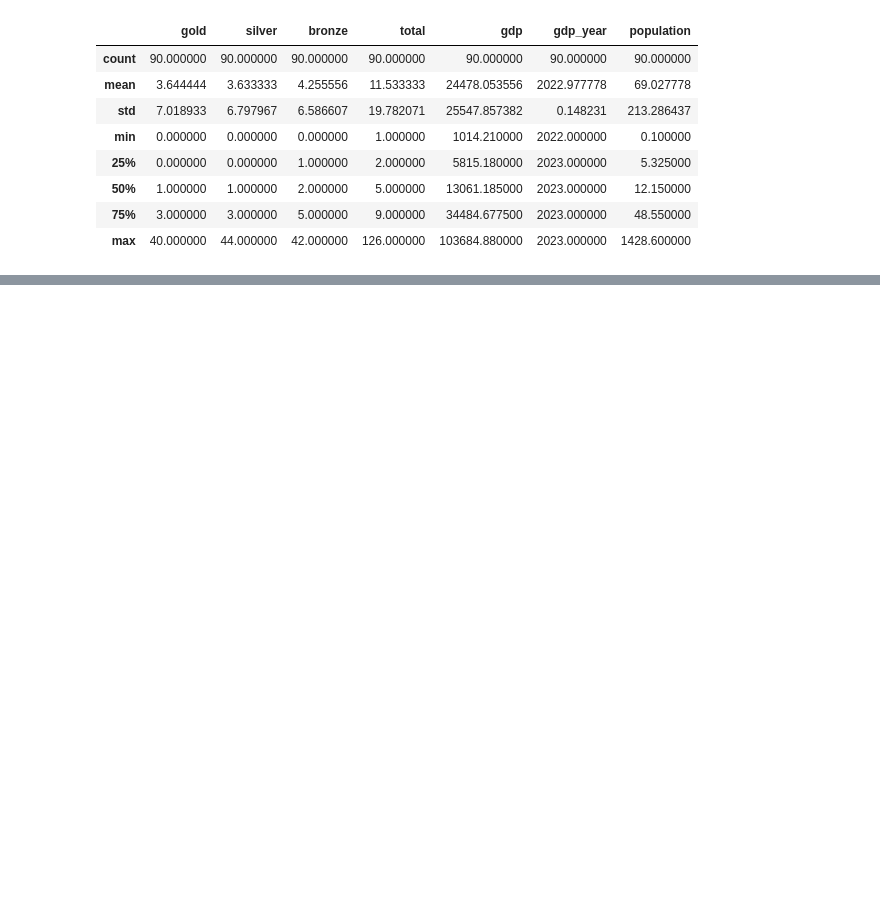
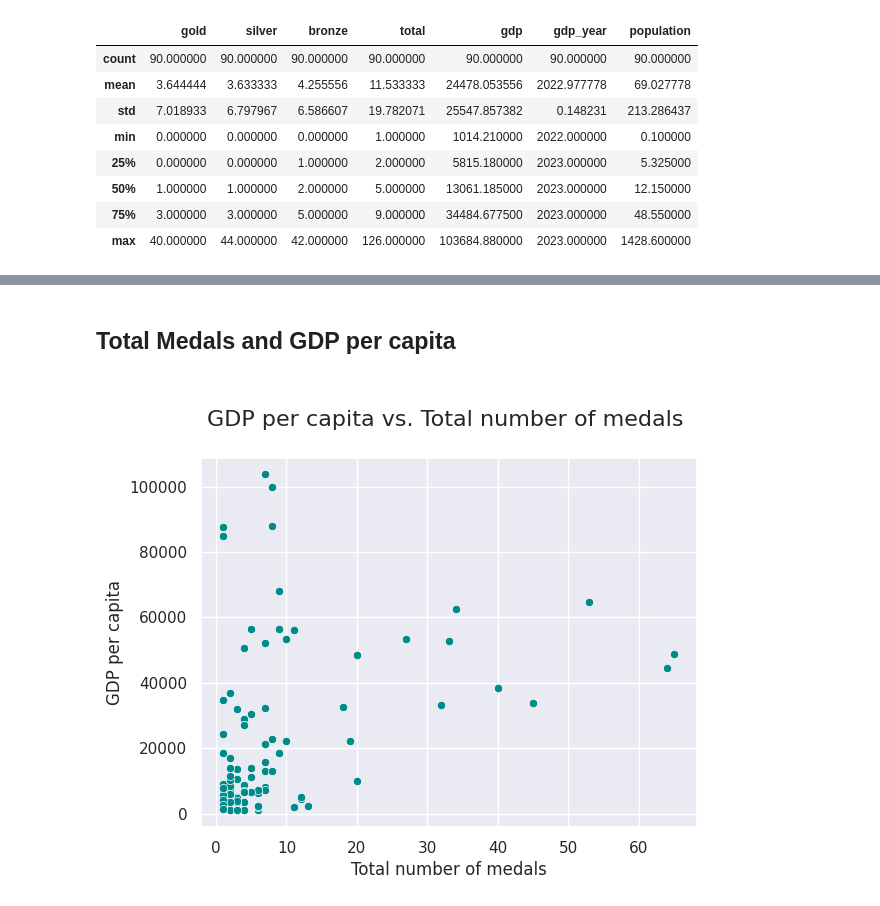
Before and after one commit to mohamedyosef101/olympics-economics, a Jupyter notebook: main.ipynb, the cells around one changed output, grey strips where cells are left out. Cells and saved outputs as stored; diff of their text form; code cells hidden in the pictures; blank space fills up the shorter version.

```diff
--- a/main.ipynb
+++ b/main.ipynb
@@ -50,0 +87,22 @@ df.describe()
+# %%
+# drop outliers
+df = df.drop(df.index[df.country_code.isin(['USA', 'CHN'])], axis=0)
+# %% [markdown]
+## Total Medals and GDP per capita
+# %%
+# useful function
+def scatter(y, ylabel):
+    """A function to create a scatter plot
+    Args:
+    - y (str): the column in the y-axis.
+    - ylabel (str): the label of y-axis.
+    """
+    sns.scatterplot(x='total', y=y, data=df, color='darkcyan')
+    plt.xlabel("Total number of medals")
+    plt.ylabel(ylabel)
+    plt.title(f"\n{ylabel} vs. Total number of medals \n", fontsize=16)
+    plt.show()
+# %%
+scatter('gdp', 'GDP per capita')
+# %% [output]
+[figure, added]
```
Also changed, not shown: parts of 37 cells of this notebook.
